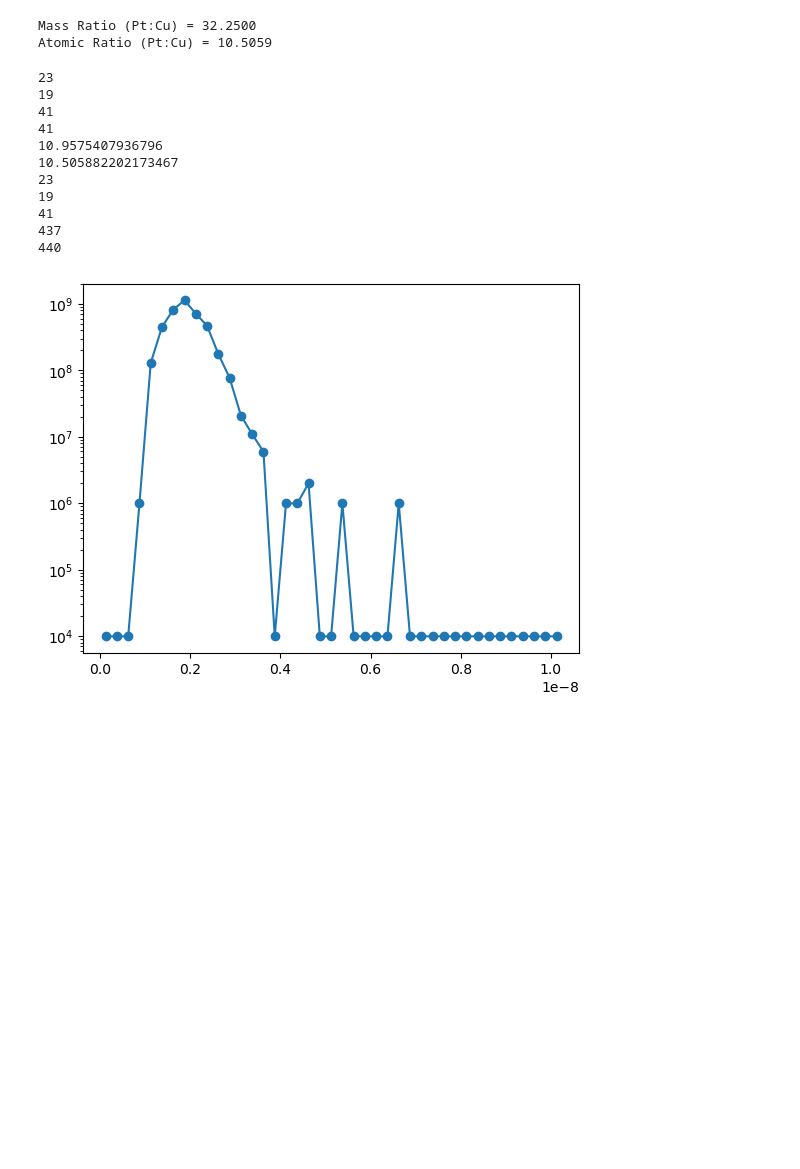
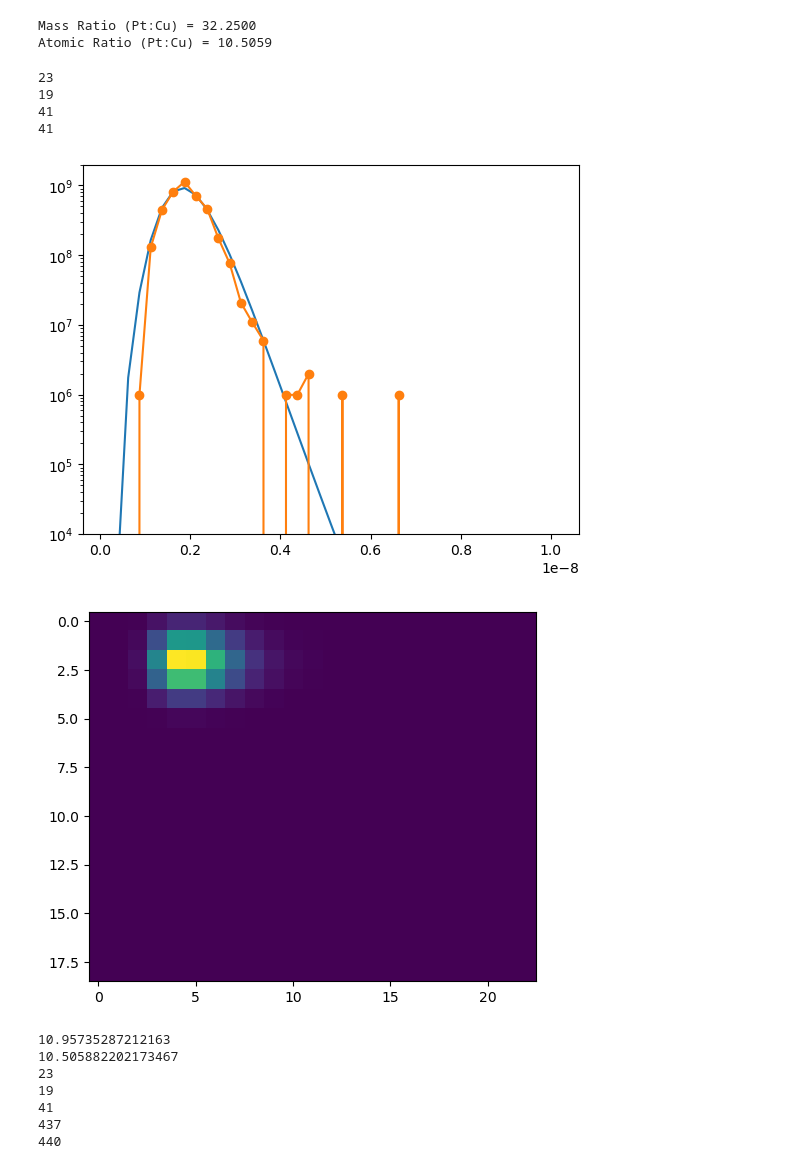
Before and after one commit to MatejPrijatelj/morelife_gen3_fit, a Jupyter notebook: importg3c.ipynb, the cells around one changed output. Drawn from its saved outputs; the diff is of its cells as text; code cells hidden in the pictures; blank space fills up the shorter version.

```diff
--- a/importg3c.ipynb
+++ b/importg3c.ipynb
@@ -308,6 +368,8 @@ ModPars0=np.copy(bimet_morelife_gen3c.ModPars)
 vek_in=[6.420e-01,2.699e-01,2.000e-01,1.148e+00]
 vek_in=[ 6.575e-01 , 2.699e-01 , 1.003e-02 , 1.325e+00]
 vek_in=[ 6.573e-01 , 2.698e-01 , 1.105e-02 , 1.324e+00]
+vek_in=[ 6.575e-01 , 2.699e-01 , 1.003e-02 , 1.325e+00]
+
 dist_bins_om ,vec_c, vec_l=bimet_morelife_gen3c.f_start_dist_alter(lmin=0.25,lmax=5,cmin=0.25,cmax=6,MPars=ModPars0, loc_l=vek_in[0], scale_l=0.25, s_c=vek_in[1], loc_c=vek_in[2], scale_c=vek_in[3])
 #dist_bins_om ,vec_c, vec_l=bimet_morelife_gen3c.f_start_dist_alter(lmin=0.25,lmax=5,cmin=0.25,cmax=6,MPars=ModPars, loc_l=0.25, scale_l=0.25, s_c=0.7, loc_c=0.4, scale_c=2)
 pars=(ModPars0,vec_c,vec_l,FCstate[1],FCstate[2],FCstate[0])
@@ -362,46 +424,51 @@ rez_norm_r = bimet_morelife_gen3c.f_norm_dist1d(vec_r,r)
 bins_r=np.insert(vec_r+vec_r[0],0,0)
 hist = np.histogram(nm*df.iloc[:, 0].dropna().to_numpy()*0.5,bins=bins_r,density=True)
 
-
-
 #plt.plot(vec_r,f_norm_max(rez_norm_r))
 #plt.plot(vec_r,hist[0],marker="o")
 
-plt.plot(vec_r,hist_fix,marker="o")
+#plt.plot(vec_r,hist_fix,marker="o")
 
 #plt.plot(vec_r,f_norm_max((vec_r**3*abs(rez_norm_r-hist[0]))),marker="o")
-"""
-hist = np.histogram(nm*df.iloc[:, 3].dropna().to_numpy()*0.5,bins=bins_r,density=True)
+
+#hist = np.histogram(nm*df.iloc[:, 3].dropna().to_numpy()*0.5,bins=bins_r,density=True)
 plt.plot(vec_r,rez_norm_r)
 plt.plot(vec_r,hist[0],marker="o")
-"""
+
 plt.yscale('log')
-#plt.ylim([1e4,2e9])
+plt.ylim([1e4,2e9])
+
+plt.show()
+
+plt.imshow(om)
+plt.show()
 
 X=bimet_morelife_gen3c.f_dist_to_X(dist_bins_om)
 #calc pt_cu as well give it half the weight
 rez_stats = bimet_morelife_gen3c.f_stats(X,ModPars0,vec_c,vec_l)
 pt_cu=rez_stats[-2]/rez_stats[-1]
 
 print(pt_cu)
 print(atomic_ratio)
 
 print(len(vec_c))
 print(len(vec_l))
 print(len(vec_r))
 print(len(vec_l)*len(vec_c))
 print(len(X0))
 #ok so far
+#plot the resutls
 # %% [output]
 23
 19
 41
 41
-10.9575407936796
-10.505882202173467
-23
-19
-41
-437
-440
-[figure, old version]
+[figure, new version]
+[figure, added]
+10.95735287212163
+10.505882202173467
+23
+19
+41
+437
+440
```
Also changed, not shown: parts of 26 cells of this notebook, 2 other files.
